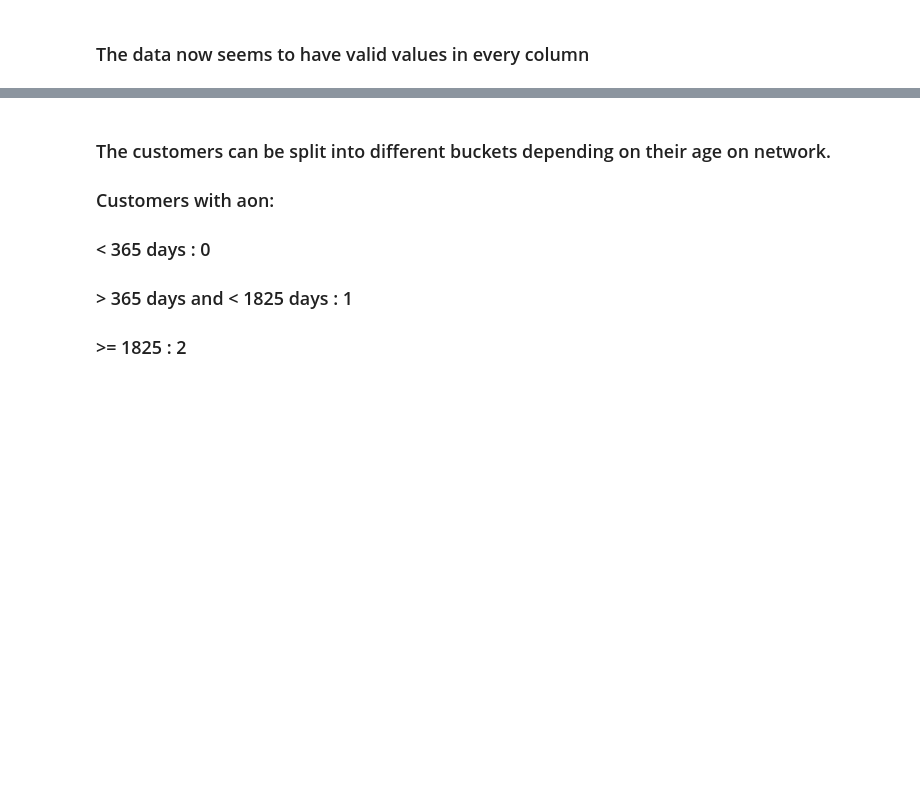
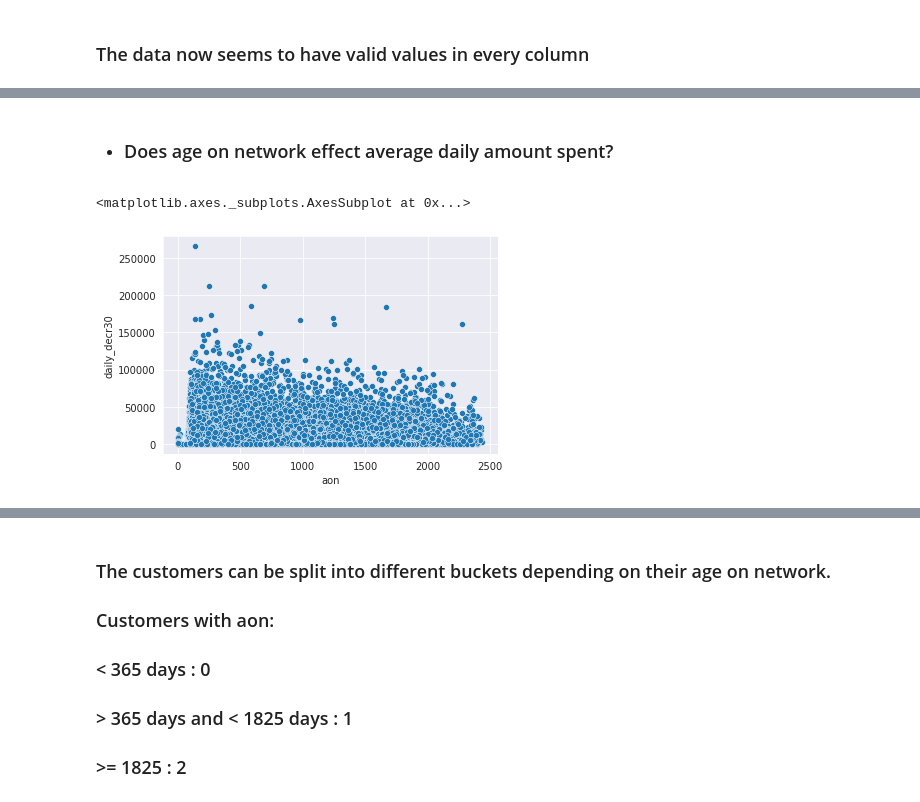
Before and after one commit to amolprabhu/Loan-EMI-Default-Payment-Prediction, a Jupyter notebook: Loan_EMI_Default_Payment_Prediction.ipynb, the cells around one changed output, grey strips where cells are left out. Cells and saved outputs as stored; diff of their text form; code cells hidden in the pictures; blank space fills up the shorter version.

```diff
--- a/Loan_EMI_Default_Payment_Prediction.ipynb
+++ b/Loan_EMI_Default_Payment_Prediction.ipynb
@@ -378,0 +435,8 @@ days_30.describe()
+# %% [markdown]
+ * ###  Does age on network effect average daily amount spent?
+# %%
+# Scatterplot showing relation between aon and daily_decr30
+sns.scatterplot(days_30['aon'], days_30['daily_decr30'])
+# %% [output]
+<matplotlib.axes._subplots.AxesSubplot at 0x...>
+[figure, added]
```
Also changed, not shown: parts of 101 cells of this notebook.
